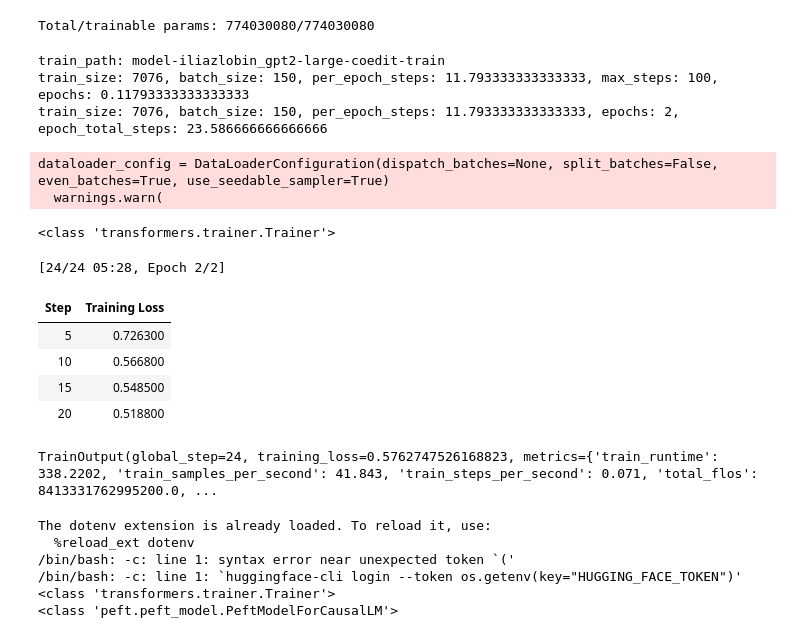
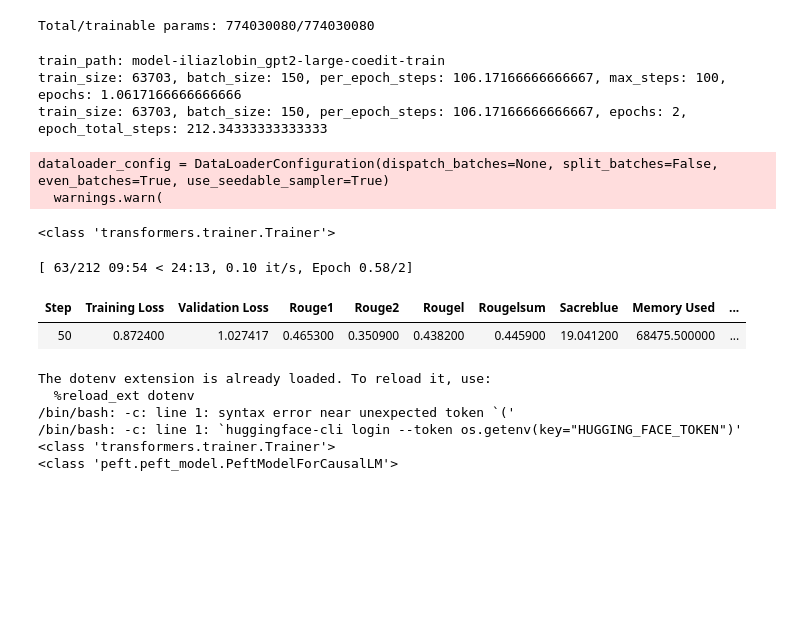
Before and after one commit to iliazlobin/transformers-labs, a Jupyter notebook: model-train/train-gpt2-large-coedit.ipynb, the cells around one changed output. Saved outputs shown, nothing was run; the diff lists cells and outputs as text; code cells hidden in the pictures; blank space fills up the shorter version.

Commit message:
gpt2 large coedit mid training, settings finalized

```diff
--- a/model-train/train-gpt2-large-coedit.ipynb
+++ b/model-train/train-gpt2-large-coedit.ipynb
@@ -156,10 +156,10 @@ all_dataset = load_dataset("grammarly/coedit", split="train+validation")
 
 # train_ratio = 0.01
 # test_ratio = 0.001
-train_ratio = 0.1
-test_ratio = 0.01
-# train_ratio = 0.9
-# test_ratio = 0.1
+# train_ratio = 0.1
+# test_ratio = 0.01
+train_ratio = 0.9
+test_ratio = 0.1
 
 gec_dataset = all_dataset.filter(lambda x: x["task"] == "gec")
 train_gec_dataset = gec_dataset.select(range(0, int(train_ratio * len(gec_dataset))))
@@ -653,7 +654,7 @@ print(f"train_path: {train_path}")
 train_size = len(processed_dataset["train"])
 batch_size = 150
 gradient_accumulation_steps = 4
-eval_batch_size = 4
+eval_batch_size = 150
 eval_accumulation_steps = 4
 
 per_epoch_steps = train_size / (batch_size * gradient_accumulation_steps)
@@ -670,8 +671,8 @@ epoch_total_steps = epochs * per_epoch_steps
 print(f"train_size: {train_size}, batch_size: {batch_size}, per_epoch_steps: {per_epoch_steps}, epochs: {epochs}, epoch_total_steps: {epoch_total_steps}")
 # %% [output]
 train_path: model-iliazlobin_gpt2-large-coedit-train
-train_size: 7076, batch_size: 150, per_epoch_steps: 11.793333333333333, max_steps: 100, epochs: 0.11793333333333333
-train_size: 7076, batch_size: 150, per_epoch_steps: 11.793333333333333, epochs: 2, epoch_total_steps: 23.586666666666666
+train_size: 63703, batch_size: 150, per_epoch_steps: 106.17166666666667, max_steps: 100, epochs: 1.0617166666666666
+train_size: 63703, batch_size: 150, per_epoch_steps: 106.17166666666667, epochs: 2, epoch_total_steps: 212.34333333333333
 # %%
 from transformers import Seq2SeqTrainer, Seq2SeqTrainingArguments, Trainer, TrainingArguments
 
@@ -680,56 +681,52 @@ args = TrainingArguments(
     learning_rate=2e-5,
     weight_decay=0.01,
     # warmup_ratio=0.05,
-    optim="paged_adamw_8bit",
+    optim="paged_adamw_32bit",
     fp16=True,
     gradient_checkpointing=True,
     per_device_train_batch_size=batch_size,
     gradient_accumulation_steps=gradient_accumulation_steps,
-    # per_device_eval_batch_size=eval_batch_size,
-    # eval_accumulation_steps=eval_accumulation_steps,
+    per_device_eval_batch_size=eval_batch_size,
+    eval_accumulation_steps=eval_accumulation_steps,
     num_train_epochs=epochs,
     # max_steps=max_steps,
     warmup_steps=1,
-    logging_steps=5,
+    logging_steps=25,
     save_strategy="steps",
-    save_steps=5,
-    # evaluation_strategy="steps",
-    # eval_steps=40,
+    save_steps=50,
+    evaluation_strategy="steps",
+    eval_steps=50,
     report_to="tensorboard",
     push_to_hub_model_id=training_model_name,
     push_to_hub_organization="iliazlobin",
     push_to_hub=False,
     gradient_checkpointing_kwargs={
         "use_reentrant": False
     },  # Should be false for Lora (https://github.com/kohya-ss/sd-scripts/issues/323#issuecomment-1485073421)
 )
 
 trainer = Trainer(
     model=training_model,
     train_dataset=processed_dataset["train"],
-    # eval_dataset=processed_dataset["test"],
+    eval_dataset=processed_dataset["test"],
     tokenizer=tokenizer,
     data_collator=data_collator,
     compute_metrics=compute_metrics,
     preprocess_logits_for_metrics=logits_argmax,
     args=args,
 )
 print(type(trainer))
 
 model.config.use_cache = False
 # trainer.train(resume_from_checkpoint=True)
 trainer.train()
 # %% [output]
 dataloader_config = DataLoaderConfiguration(dispatch_batches=None, split_batches=False, even_batches=True, use_seedable_sampler=True)
   warnings.warn(
 <class 'transformers.trainer.Trainer'>
-[24/24 05:28, Epoch 2/2]
+[ 63/212 09:54 < 24:13, 0.10 it/s, Epoch 0.58/2]
-| Step | Training Loss |
-| 5 | 0.726300 |
-| 10 | 0.566800 |
-| 15 | 0.548500 |
-| 20 | 0.518800 |
+| Step | Training Loss | Validation Loss | Rouge1 | Rouge2 | Rougel | Rougelsum | Sacreblue | Memory Used | ... |
+| 50 | 0.872400 | 1.027417 | 0.465300 | 0.350900 | 0.438200 | 0.445900 | 19.041200 | 68475.500000 | ... |
-TrainOutput(global_step=24, training_loss=0.5762747526168823, metrics={'train_runtime': 338.2202, 'train_samples_per_second': 41.843, 'train_steps_per_second': 0.071, 'total_flos': 8413331762995200.0, ...
 # %%
 %load_ext dotenv
 %dotenv ../.env
```
Also changed, not shown: parts of 7 cells of this notebook, 2 other files.
